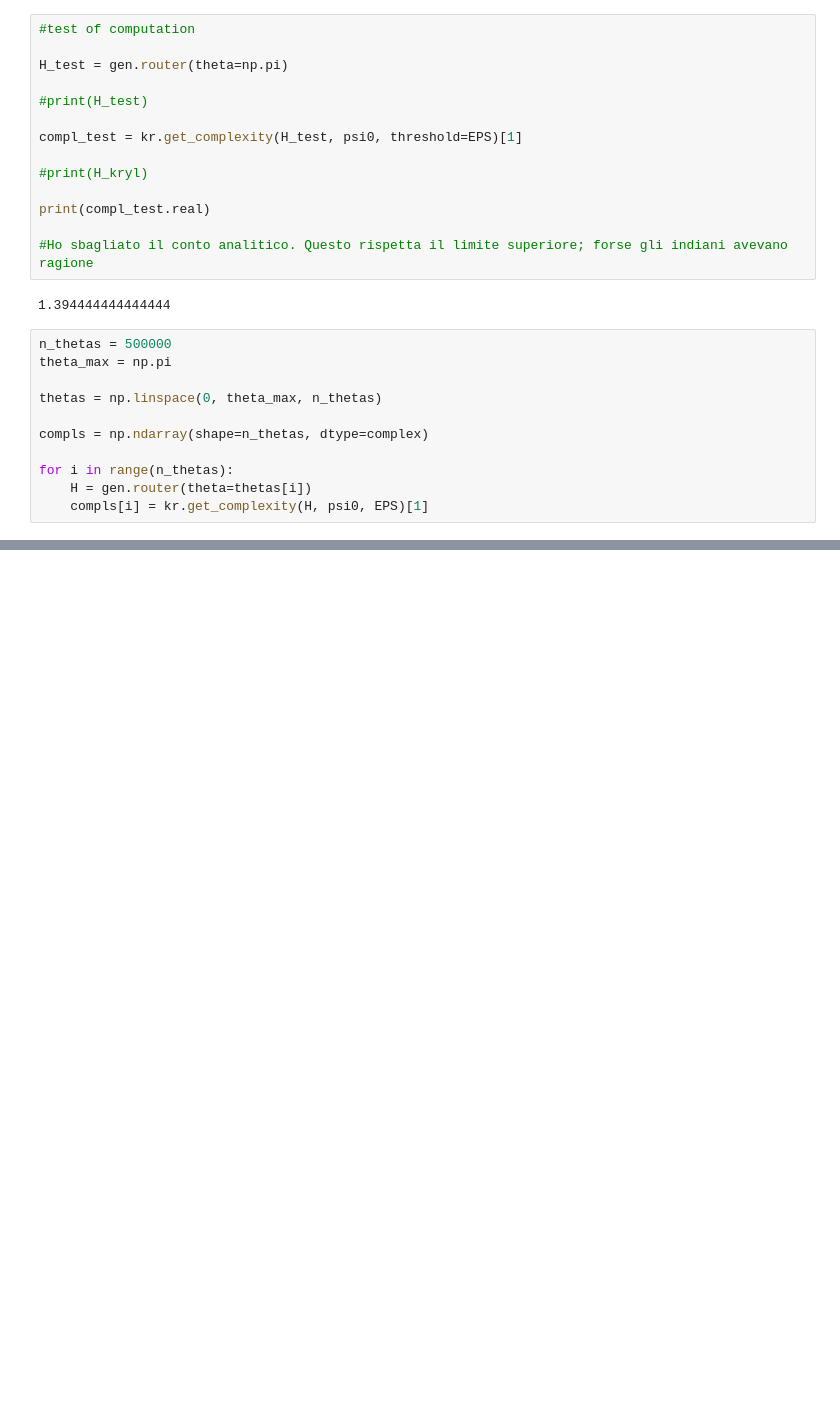
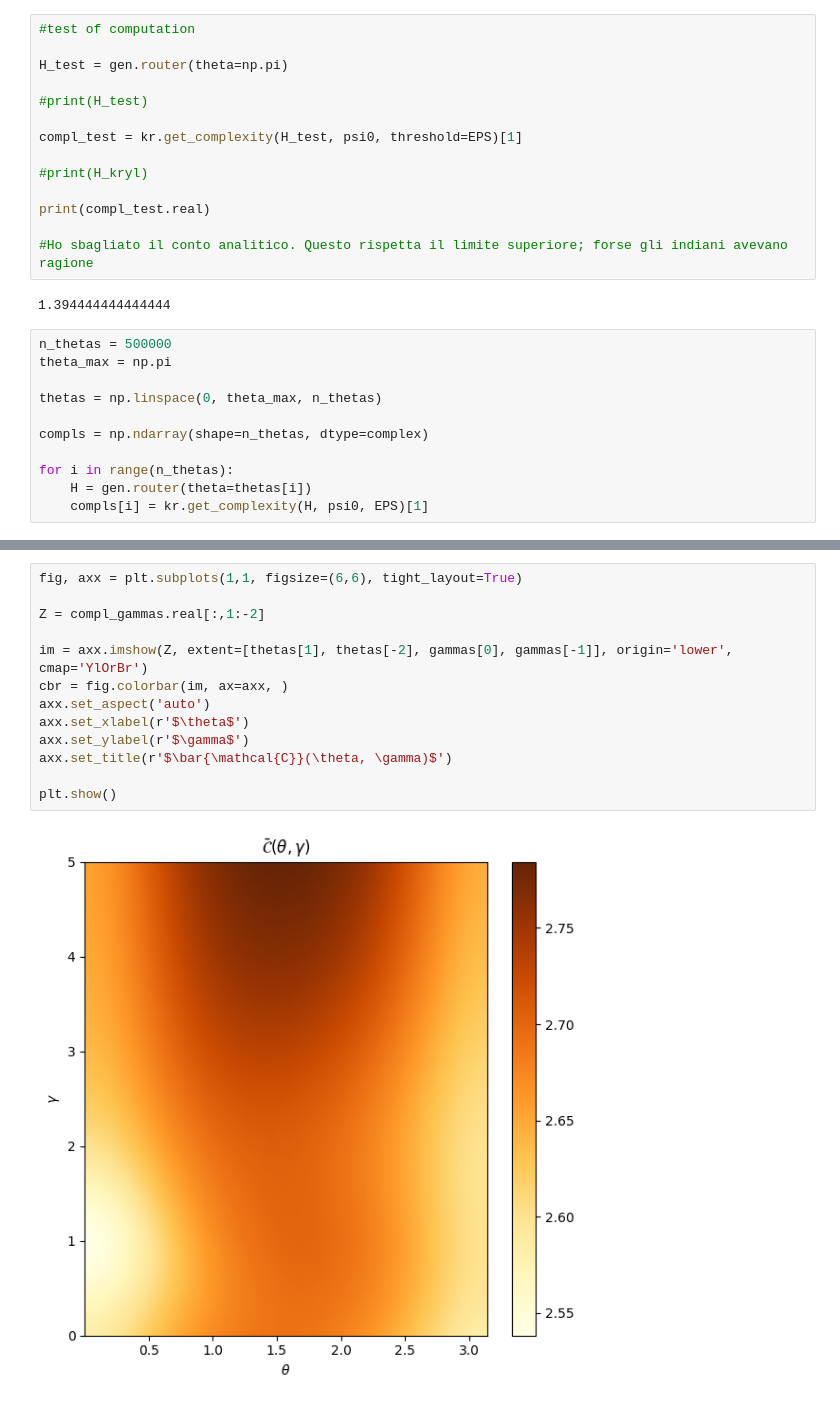
Before and after one commit to erricottaro/Krylov_complexity_on_circulant_graphs, a Jupyter notebook: router.ipynb, the cells around one changed output, grey strips where cells are left out. Saved outputs shown, nothing was run; the diff lists cells and outputs as text; blank space fills up the shorter version.

```diff
--- a/router.ipynb
+++ b/router.ipynb
@@ -61,0 +98,15 @@ plt.show()
+# %%
+fig, axx = plt.subplots(1,1, figsize=(6,6), tight_layout=True)
+
+Z = compl_gammas.real[:,1:-2]
+
+im = axx.imshow(Z, extent=[thetas[1], thetas[-2], gammas[0], gammas[-1]], origin='lower', cmap='YlOrBr')
+cbr = fig.colorbar(im, ax=axx, )
+axx.set_aspect('auto')
+axx.set_xlabel(r'$\theta$')
+axx.set_ylabel(r'$\gamma$')
+axx.set_title(r'$\bar{\mathcal{C}}(\theta, \gamma)$')
+
+plt.show()
+# %% [output]
+[figure, added]
```
Also changed, not shown: parts of 4 cells of this notebook.
